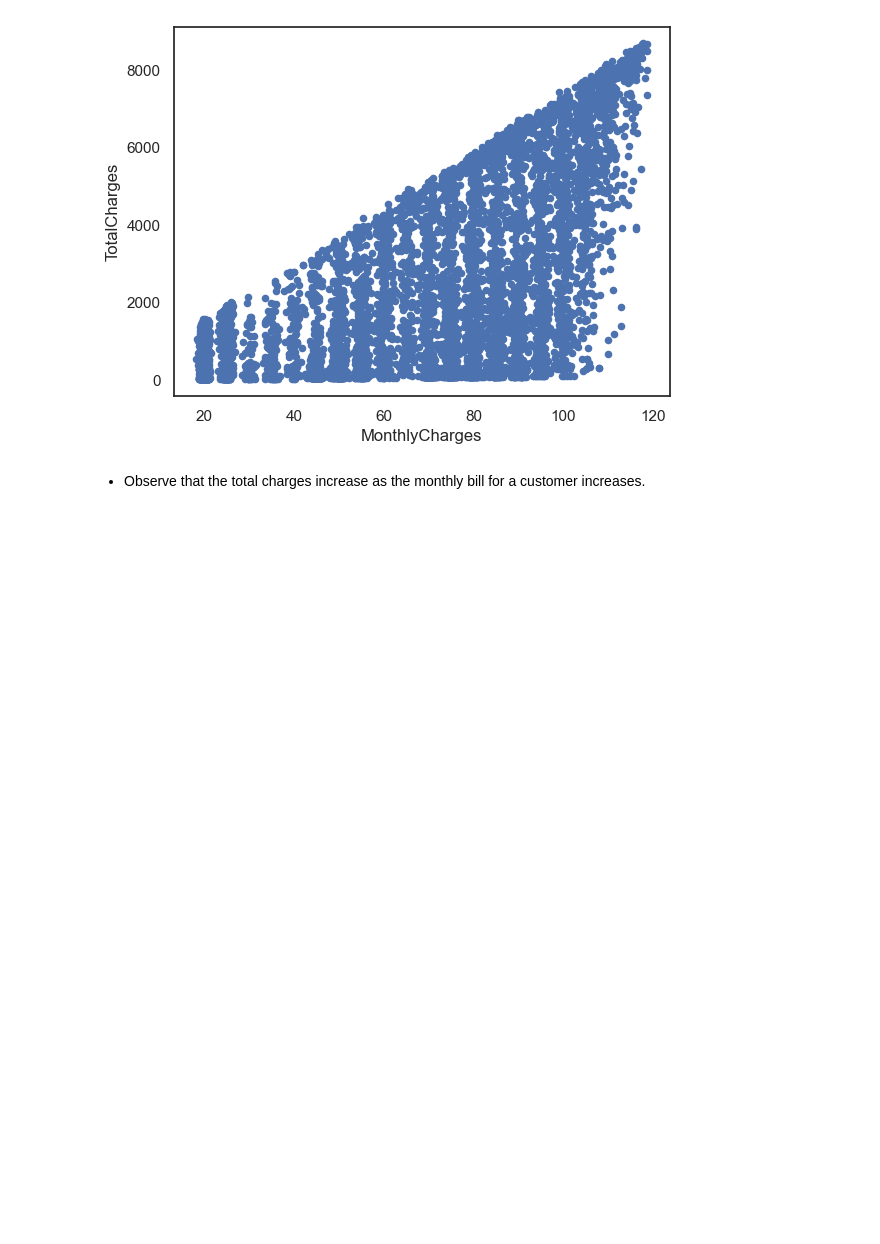
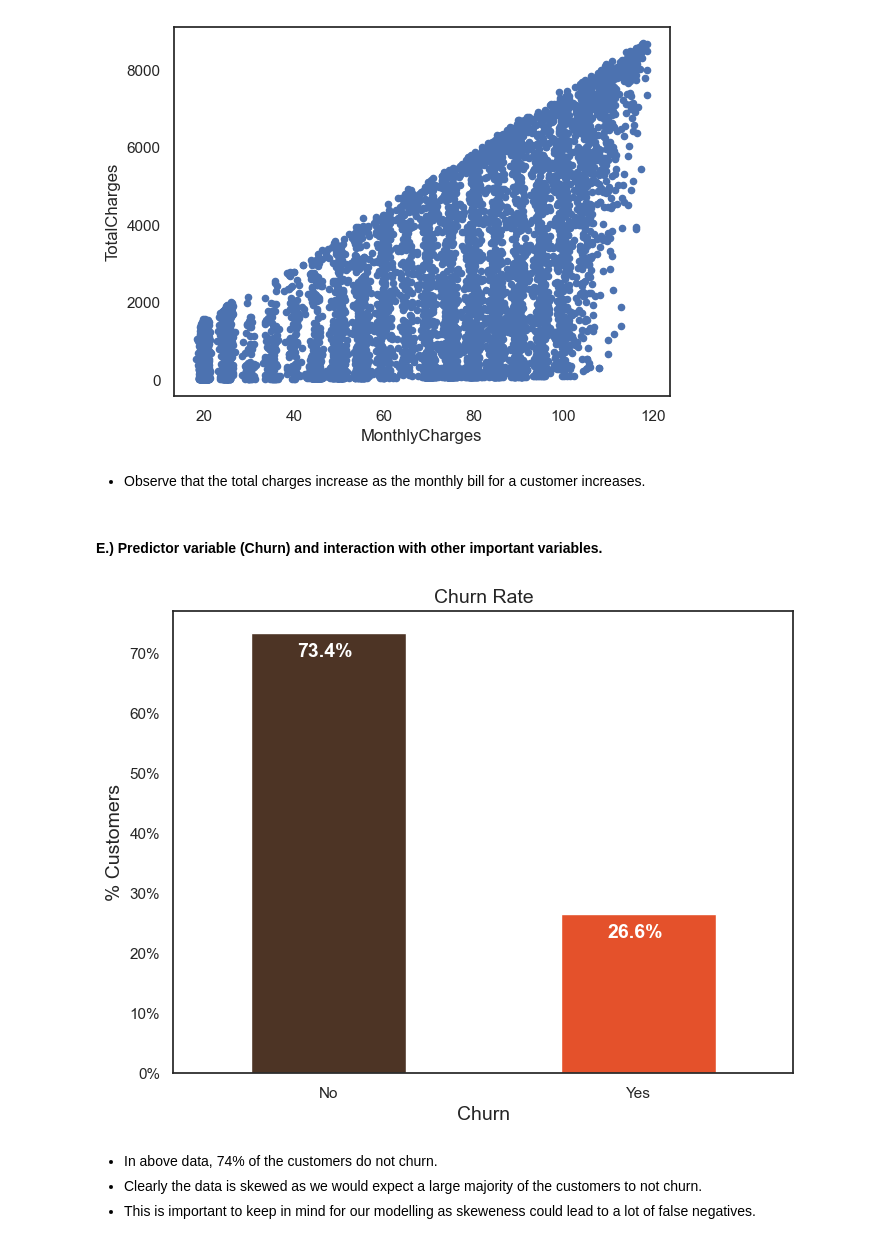
Before and after one commit to AmirMotefaker/Sales-Data-Analysis, a Jupyter notebook: Customer Churn Prediction/Customer Churn Prediction - Telecom/Customer Churn Prediction - Telecom.ipynb, the cells around one changed output. Cells and saved outputs as stored; diff of their text form; code cells hidden in the pictures; blank space fills up the shorter version.

Commit message:
Update Customer Churn Prediction - Telecom

```diff
--- a/Customer Churn Prediction/Customer Churn Prediction - Telecom/Customer Churn Prediction - Telecom.ipynb
+++ b/Customer Churn Prediction/Customer Churn Prediction - Telecom/Customer Churn Prediction - Telecom.ipynb
@@ -347,3 +347,40 @@ data[['MonthlyCharges', 'TotalCharges']].plot.scatter(x = 'MonthlyCharges',
 [figure]
 # %% [markdown]
 - Observe that the total charges increase as the monthly bill for a customer increases.
+# %% [markdown]
+#### E.) Predictor variable (Churn) and interaction with other important variables.
+# %%
+colors = ['#4D3425','#E4512B']
+ax = (data['Churn'].value_counts()*100.0 /len(data)).plot(kind='bar',
+                                                                           stacked = True,
+                                                                          rot = 0,
+                                                                          color = colors,
+                                                                         figsize = (8,6))
+ax.yaxis.set_major_formatter(mtick.PercentFormatter())
+ax.set_ylabel('% Customers',size = 14)
+ax.set_xlabel('Churn',size = 14)
+ax.set_title('Churn Rate', size = 14)
+
+# create a list to collect the plt.patches data
+totals = []
+
+# find the values and append to list
+for i in ax.patches:
+    totals.append(i.get_width())
+
+# set individual bar lables using above list
+total = sum(totals)
+
+for i in ax.patches:
+    # get_width pulls left or right; get_y pushes up or down
+    ax.text(i.get_x()+.15, i.get_height()-4.0, \
+            str(round((i.get_height()/total), 1))+'%',
+            color='white',
+            weight = 'bold',
+            size = 14)
+# %% [output]
+[figure, added]
+# %% [markdown]
+- In above data, 74% of the customers do not churn.
+- Clearly the data is skewed as we would expect a large majority of the customers to not churn.
+- This is important to keep in mind for our modelling as skeweness could lead to a lot of false negatives.
```
